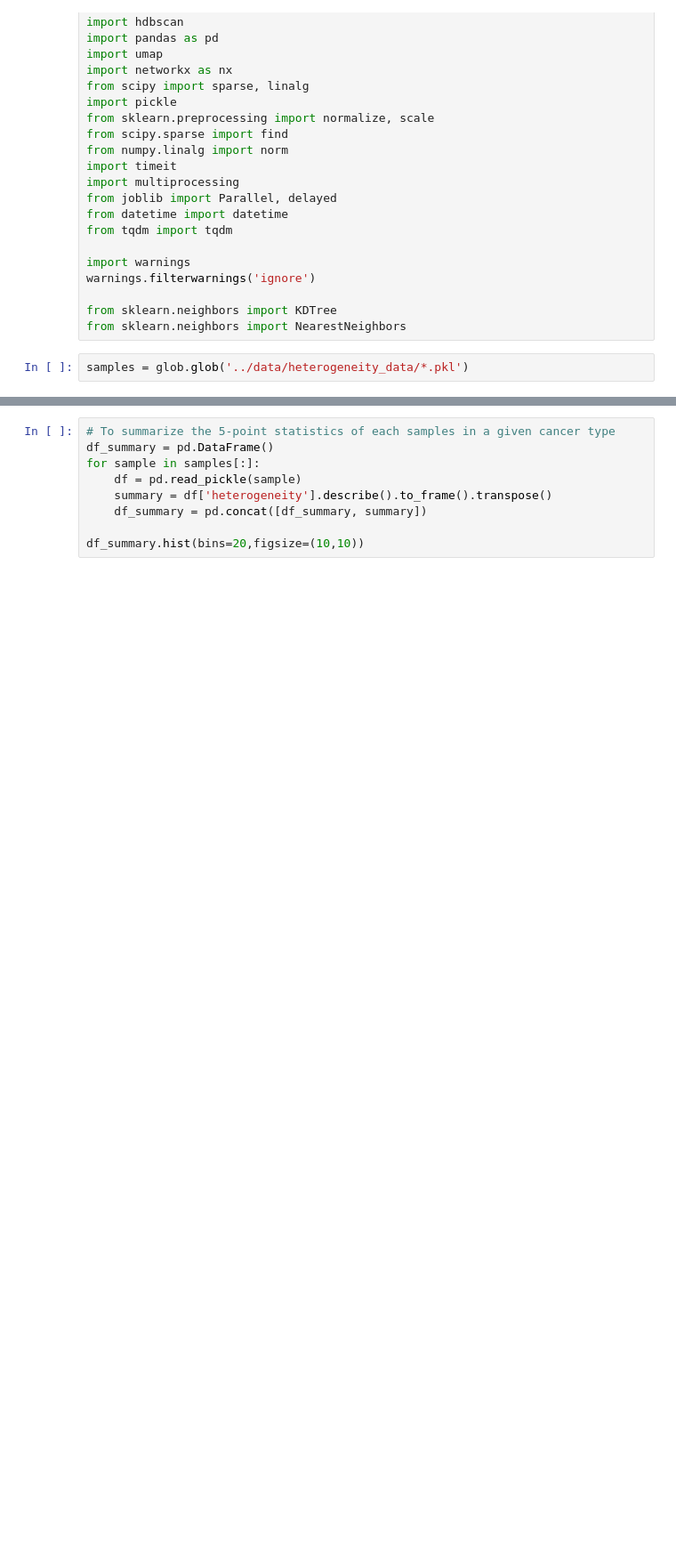
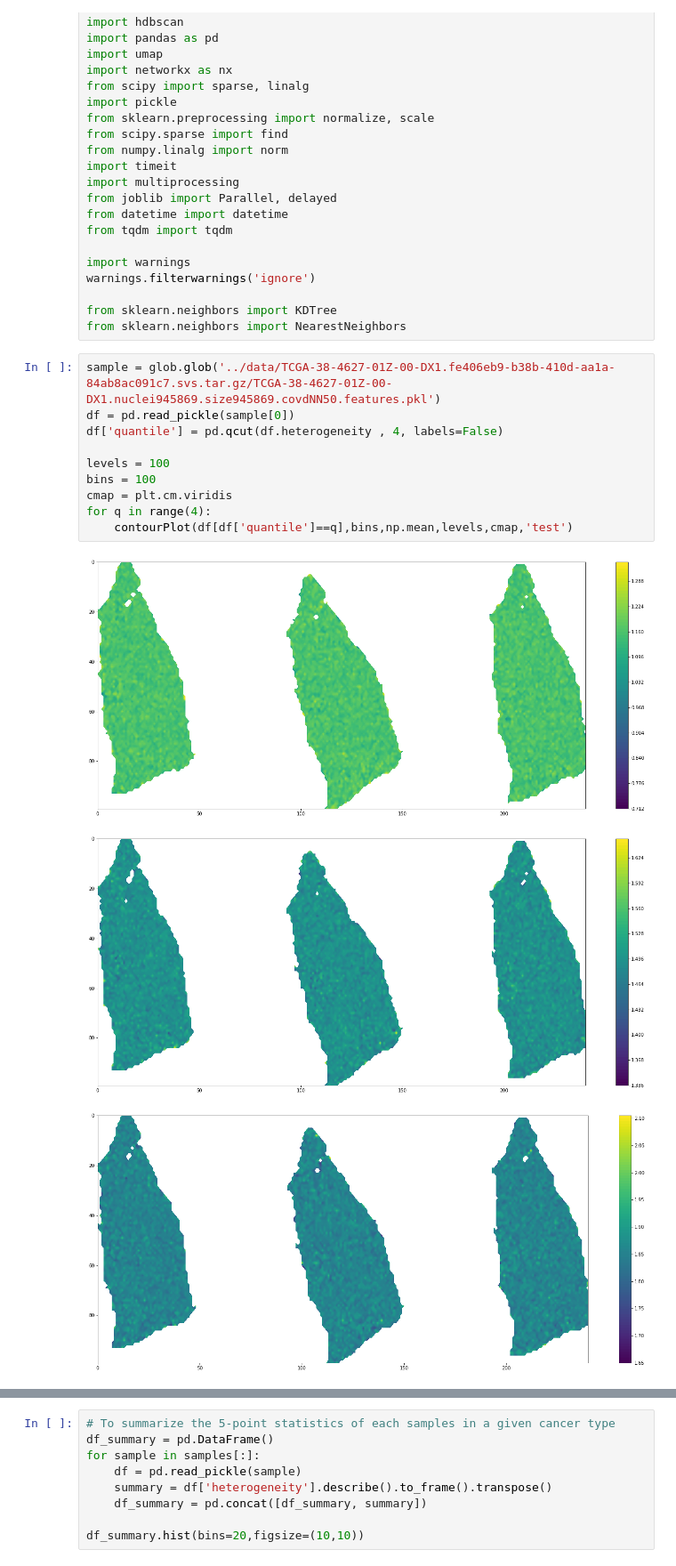
Before and after one commit to garner1/nucleAI, a Jupyter notebook: ipynb/test.test_output.ipynb, the cells around one changed output, grey strips where cells are left out. Shown at 89% size. Cells and saved outputs as stored; diff of their text form; blank space fills up the shorter version.

```diff
--- a/ipynb/test.test_output.ipynb
+++ b/ipynb/test.test_output.ipynb
@@ -38,5 +38,17 @@ warnings.filterwarnings('ignore')
 
 from sklearn.neighbors import KDTree
 from sklearn.neighbors import NearestNeighbors
-# %%
-samples = glob.glob('../data/heterogeneity_data/*.pkl')
+# %%
+sample = glob.glob('../data/TCGA-38-4627-01Z-00-DX1.fe406eb9-b38b-410d-aa1a-84ab8ac091c7.svs.tar.gz/TCGA-38-4627-01Z-00-DX1.nuclei945869.size945869.covdNN50.features.pkl')
+df = pd.read_pickle(sample[0])
+df['quantile'] = pd.qcut(df.heterogeneity , 4, labels=False)
+
+levels = 100
+bins = 100
+cmap = plt.cm.viridis
+for q in range(4):
+    contourPlot(df[df['quantile']==q],bins,np.mean,levels,cmap,'test')
+# %% [output]
+[figure, added]
+[figure, added]
+[figure, added]
```
Also changed, not shown: parts of 6 cells of this notebook, 1 other file.
